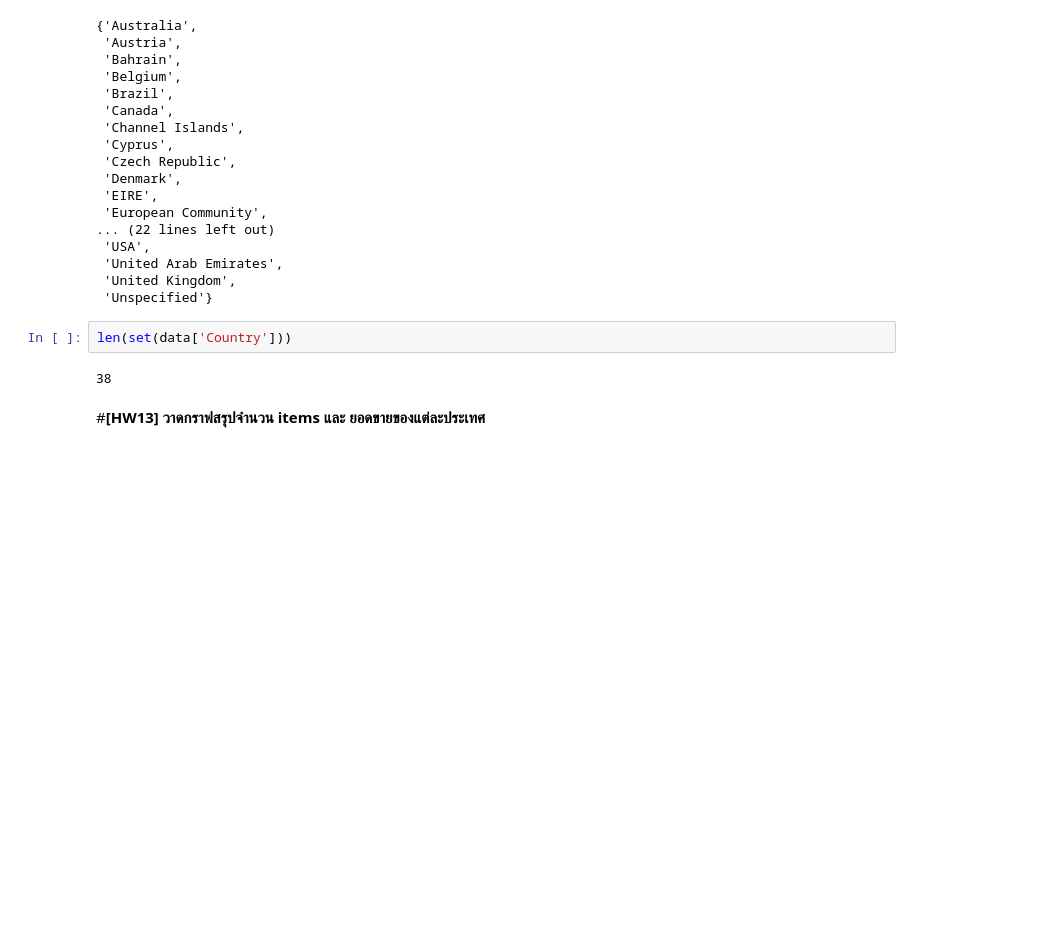
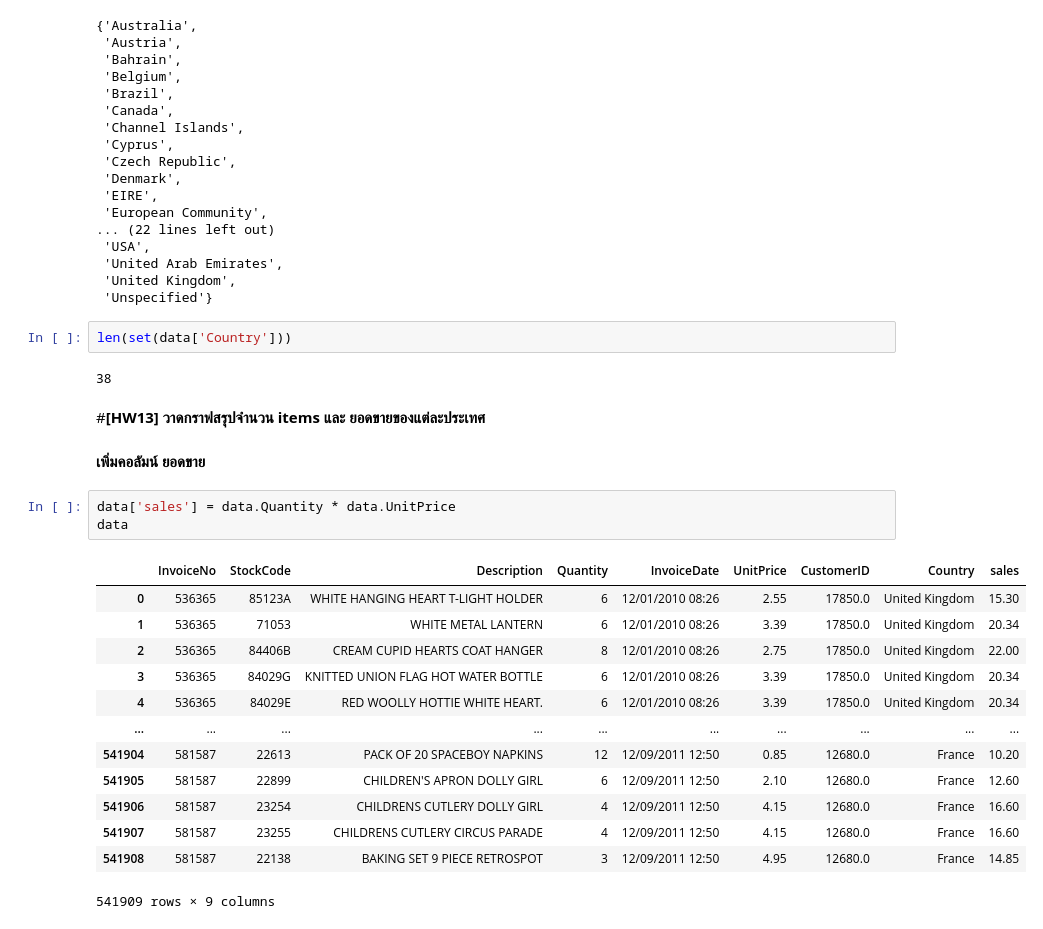
Before and after one commit to nualpair/DWDM21, a Jupyter notebook: Chapter6_Association_Rules.ipynb, the cells around one changed output. Drawn from its saved outputs; the diff is of its cells as text; blank space fills up the shorter version.

```diff
--- a/Chapter6_Association_Rules.ipynb
+++ b/Chapter6_Association_Rules.ipynb
@@ -55,3 +55,22 @@ len(set(data['Country']))
 38
 # %% [markdown]
 #**[HW13] วาดกราฟสรุปจำนวน items และ ยอดขายของแต่ละประเทศ**
+# %% [markdown]
+**เพิ่มคอลัมน์ ยอดขาย**
+# %%
+data['sales'] = data.Quantity * data.UnitPrice
+data
+# %% [output]
+|  | InvoiceNo | StockCode | Description | Quantity | InvoiceDate | UnitPrice | CustomerID | Country | sales |
+| 0 | 536365 | 85123A | WHITE HANGING HEART T-LIGHT HOLDER | 6 | 12/01/2010 08:26 | 2.55 | 17850.0 | United Kingdom | 15.30 |
+| 1 | 536365 | 71053 | WHITE METAL LANTERN | 6 | 12/01/2010 08:26 | 3.39 | 17850.0 | United Kingdom | 20.34 |
+| 2 | 536365 | 84406B | CREAM CUPID HEARTS COAT HANGER | 8 | 12/01/2010 08:26 | 2.75 | 17850.0 | United Kingdom | 22.00 |
+| 3 | 536365 | 84029G | KNITTED UNION FLAG HOT WATER BOTTLE | 6 | 12/01/2010 08:26 | 3.39 | 17850.0 | United Kingdom | 20.34 |
+| 4 | 536365 | 84029E | RED WOOLLY HOTTIE WHITE HEART. | 6 | 12/01/2010 08:26 | 3.39 | 17850.0 | United Kingdom | 20.34 |
+| ... | ... | ... | ... | ... | ... | ... | ... | ... | ... |
+| 541904 | 581587 | 22613 | PACK OF 20 SPACEBOY NAPKINS | 12 | 12/09/2011 12:50 | 0.85 | 12680.0 | France | 10.20 |
+| 541905 | 581587 | 22899 | CHILDREN'S APRON DOLLY GIRL | 6 | 12/09/2011 12:50 | 2.10 | 12680.0 | France | 12.60 |
+| 541906 | 581587 | 23254 | CHILDRENS CUTLERY DOLLY GIRL | 4 | 12/09/2011 12:50 | 4.15 | 12680.0 | France | 16.60 |
+| 541907 | 581587 | 23255 | CHILDRENS CUTLERY CIRCUS PARADE | 4 | 12/09/2011 12:50 | 4.15 | 12680.0 | France | 16.60 |
+| 541908 | 581587 | 22138 | BAKING SET 9 PIECE RETROSPOT | 3 | 12/09/2011 12:50 | 4.95 | 12680.0 | France | 14.85 |
+541909 rows × 9 columns
```
Also changed, not shown: parts of 4 cells of this notebook.
